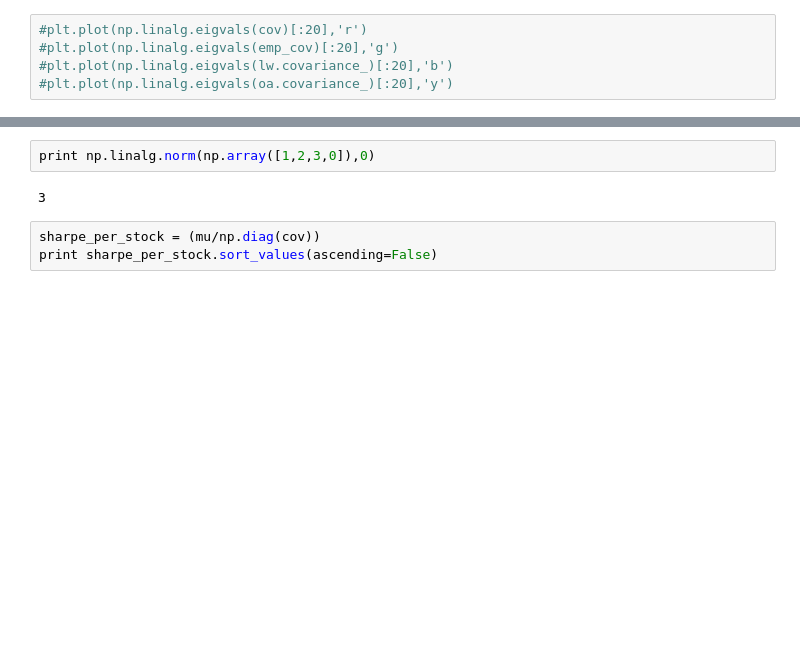
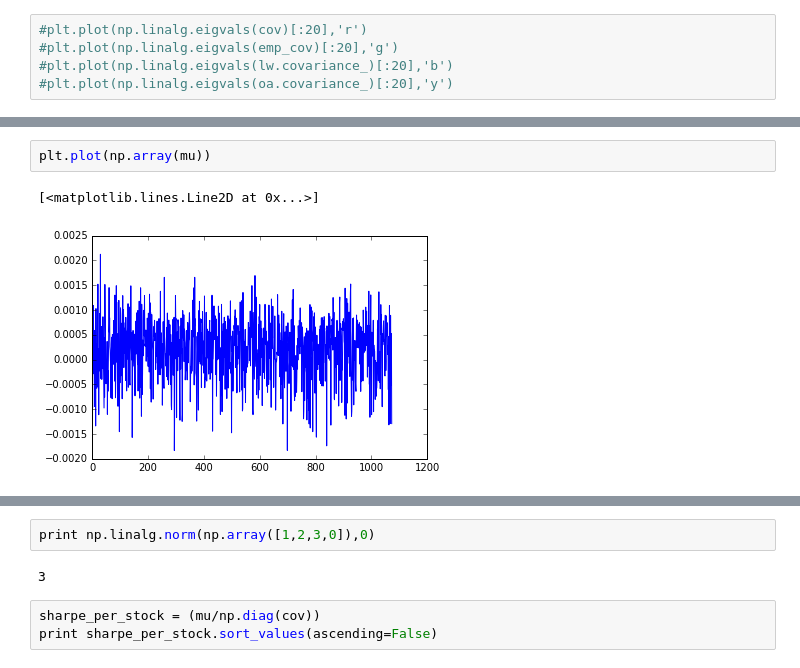
Before and after one commit to neerav1985/repo_home, a Jupyter notebook: Python/download_prices.ipynb, the cells around one changed output, grey strips where cells are left out. Cells and saved outputs as stored; diff of their text form; blank space fills up the shorter version.

```diff
--- a/Python/download_prices.ipynb
+++ b/Python/download_prices.ipynb
@@ -199,3 +218,8 @@ array([  1.07913208e-06,   4.94195942e-07,   1.64859716e-06, ...,
+# %%
+plt.plot(np.array(mu))
+# %% [output]
+[<matplotlib.lines.Line2D at 0x...>]
+[figure, added]
 # %%
 #lasso optimization
 from cvxpy import *
```
Also changed, not shown: parts of 31 cells of this notebook, 4 other files.
